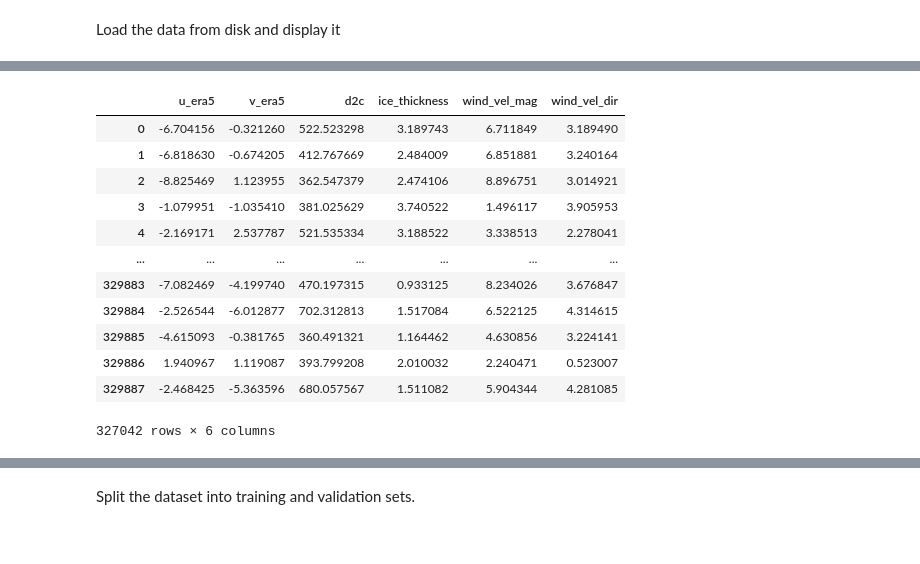
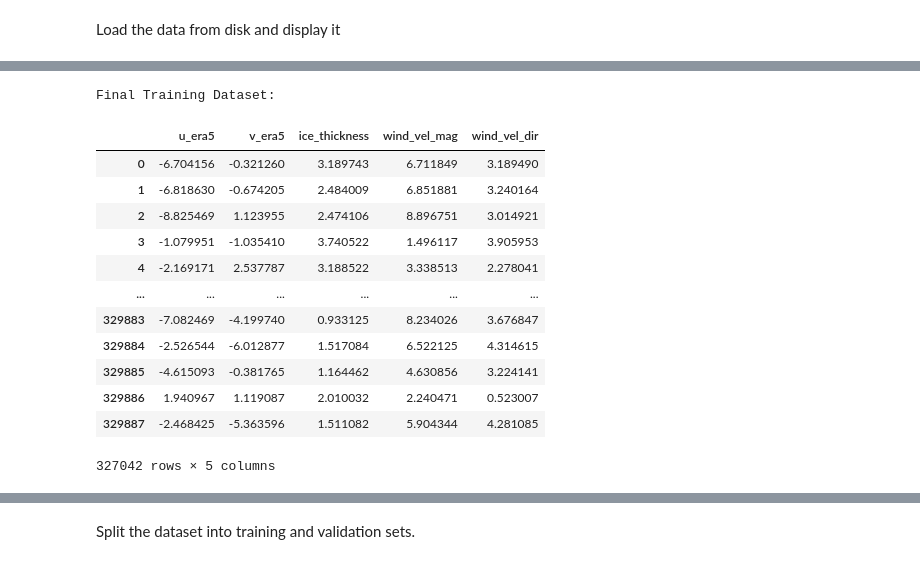
Before and after one commit to Climate-Crisis-AI-Team-Vel-Ice/sea-ice-challenge, a Jupyter notebook: sea_ice_data_ML_analysis.ipynb, the cells around one changed output, grey strips where cells are left out. Drawn from its saved outputs; the diff is of its cells as text; code cells hidden in the pictures.

```diff
--- a/sea_ice_data_ML_analysis.ipynb
+++ b/sea_ice_data_ML_analysis.ipynb
@@ -85,18 +117,22 @@ Target Variables
 # %%
-# Drop the time related columns
-training_data = df.drop(["index", "month", "year","day","sic_cdr", "doy", "id_buoy", "x_ease", "y_ease", "buoy_lon","buoy_lat", "u_buoy", "v_buoy","buoy_vel_mag","buoy_vel_dir"], axis = 1)
+# Drop the time related and insignificant columns
+training_data = df.drop(["index","year","day", "d2c", "buoy_lat", "buoy_lon", "doy", "month", "id_buoy","year","day","sic_cdr", "doy", "id_buoy", "x_ease", "y_ease", "u_buoy", "v_buoy","buoy_vel_mag","buoy_vel_dir"], axis = 1)
+
+# Our final training dataset will include the following variables that we will use for training.
+print("Final Training Dataset: ")
 display(training_data)
 # %% [output]
+Final Training Dataset:
-|  | u_era5 | v_era5 | d2c | ice_thickness | wind_vel_mag | wind_vel_dir |
-| 0 | -6.704156 | -0.321260 | 522.523298 | 3.189743 | 6.711849 | 3.189490 |
-| 1 | -6.818630 | -0.674205 | 412.767669 | 2.484009 | 6.851881 | 3.240164 |
-| 2 | -8.825469 | 1.123955 | 362.547379 | 2.474106 | 8.896751 | 3.014921 |
-| 3 | -1.079951 | -1.035410 | 381.025629 | 3.740522 | 1.496117 | 3.905953 |
-| 4 | -2.169171 | 2.537787 | 521.535334 | 3.188522 | 3.338513 | 2.278041 |
-| ... | ... | ... | ... | ... | ... | ... |
-| 329883 | -7.082469 | -4.199740 | 470.197315 | 0.933125 | 8.234026 | 3.676847 |
-| 329884 | -2.526544 | -6.012877 | 702.312813 | 1.517084 | 6.522125 | 4.314615 |
-| 329885 | -4.615093 | -0.381765 | 360.491321 | 1.164462 | 4.630856 | 3.224141 |
-| 329886 | 1.940967 | 1.119087 | 393.799208 | 2.010032 | 2.240471 | 0.523007 |
-| 329887 | -2.468425 | -5.363596 | 680.057567 | 1.511082 | 5.904344 | 4.281085 |
+|  | u_era5 | v_era5 | ice_thickness | wind_vel_mag | wind_vel_dir |
+| 0 | -6.704156 | -0.321260 | 3.189743 | 6.711849 | 3.189490 |
+| 1 | -6.818630 | -0.674205 | 2.484009 | 6.851881 | 3.240164 |
+| 2 | -8.825469 | 1.123955 | 2.474106 | 8.896751 | 3.014921 |
+| 3 | -1.079951 | -1.035410 | 3.740522 | 1.496117 | 3.905953 |
+| 4 | -2.169171 | 2.537787 | 3.188522 | 3.338513 | 2.278041 |
+| ... | ... | ... | ... | ... | ... |
+| 329883 | -7.082469 | -4.199740 | 0.933125 | 8.234026 | 3.676847 |
+| 329884 | -2.526544 | -6.012877 | 1.517084 | 6.522125 | 4.314615 |
+| 329885 | -4.615093 | -0.381765 | 1.164462 | 4.630856 | 3.224141 |
+| 329886 | 1.940967 | 1.119087 | 2.010032 | 2.240471 | 0.523007 |
+| 329887 | -2.468425 | -5.363596 | 1.511082 | 5.904344 | 4.281085 |
-327042 rows × 6 columns
+327042 rows × 5 columns
```
Also changed, not shown: parts of 44 cells of this notebook.
